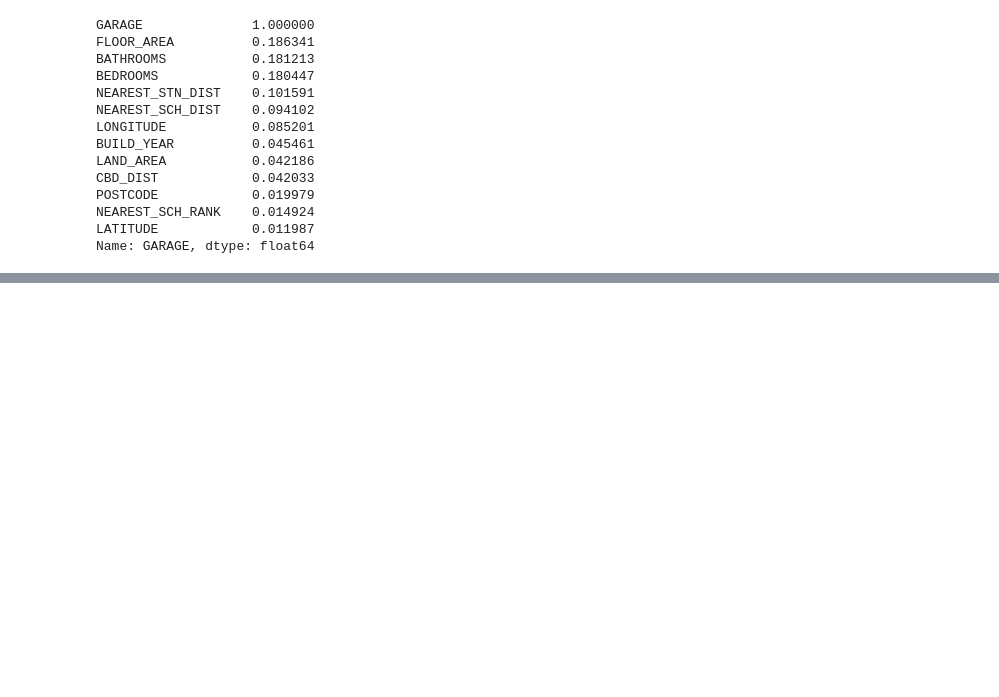
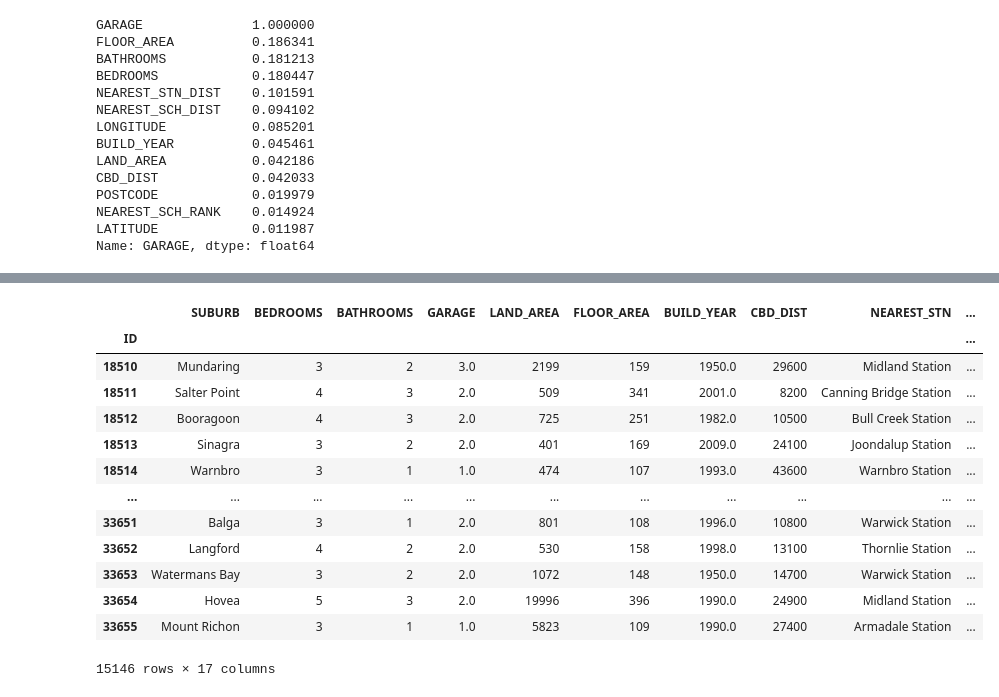
Before and after one commit to sgshmn/new_coding_kaggle_regression, a Jupyter notebook: try01.ipynb, the cells around one changed output, grey strips where cells are left out. Saved outputs shown, nothing was run; the diff lists cells and outputs as text; code cells hidden in the pictures; blank space fills up the shorter version.

```diff
--- a/try01.ipynb
+++ b/try01.ipynb
@@ -399,0 +460,3 @@ y_G = X_train['GARAGE']
+# %%
+test['GARAGE'] = test['GARAGE'].fillna(2.0) # GARAGE를 최빈값으로 채웠다
+test.isnull().sum()
@@ -399,0 +573,3 @@ y_G = X_train['GARAGE']
+# %%
+test['BUILD_YEAR'] = test['BUILD_YEAR'].fillna(X_train['BUILD_YEAR'].mean()) # BUILD_YEAR을 평균값으로 채웠다
+test.isnull().sum()
@@ -399,0 +619,3 @@ y_G = X_train['GARAGE']
+# %%
+test['NEAREST_SCH_RANK'] = test['NEAREST_SCH_RANK'].fillna(140.0) # 139등 밖 등수로 채웠다
+test.isnull().sum()
@@ -399,0 +660,18 @@ y_G = X_train['GARAGE']
+# %%
+test.drop('ADDRESS', axis=1, inplace=True)
+test
+# %% [output]
+|  | SUBURB | BEDROOMS | BATHROOMS | GARAGE | LAND_AREA | FLOOR_AREA | BUILD_YEAR | CBD_DIST | NEAREST_STN | ... |
+| ID |  |  |  |  |  |  |  |  |  | ... |
+| 18510 | Mundaring | 3 | 2 | 3.0 | 2199 | 159 | 1950.0 | 29600 | Midland Station | ... |
+| 18511 | Salter Point | 4 | 3 | 2.0 | 509 | 341 | 2001.0 | 8200 | Canning Bridge Station | ... |
+| 18512 | Booragoon | 4 | 3 | 2.0 | 725 | 251 | 1982.0 | 10500 | Bull Creek Station | ... |
+| 18513 | Sinagra | 3 | 2 | 2.0 | 401 | 169 | 2009.0 | 24100 | Joondalup Station | ... |
+| 18514 | Warnbro | 3 | 1 | 1.0 | 474 | 107 | 1993.0 | 43600 | Warnbro Station | ... |
+| ... | ... | ... | ... | ... | ... | ... | ... | ... | ... | ... |
+| 33651 | Balga | 3 | 1 | 2.0 | 801 | 108 | 1996.0 | 10800 | Warwick Station | ... |
+| 33652 | Langford | 4 | 2 | 2.0 | 530 | 158 | 1998.0 | 13100 | Thornlie Station | ... |
+| 33653 | Watermans Bay | 3 | 2 | 2.0 | 1072 | 148 | 1950.0 | 14700 | Warwick Station | ... |
+| 33654 | Hovea | 5 | 3 | 2.0 | 19996 | 396 | 1990.0 | 24900 | Midland Station | ... |
+| 33655 | Mount Richon | 3 | 1 | 1.0 | 5823 | 109 | 1990.0 | 27400 | Armadale Station | ... |
+15146 rows × 17 columns
```
Also changed, not shown: parts of 38 cells of this notebook, 14 other files.
